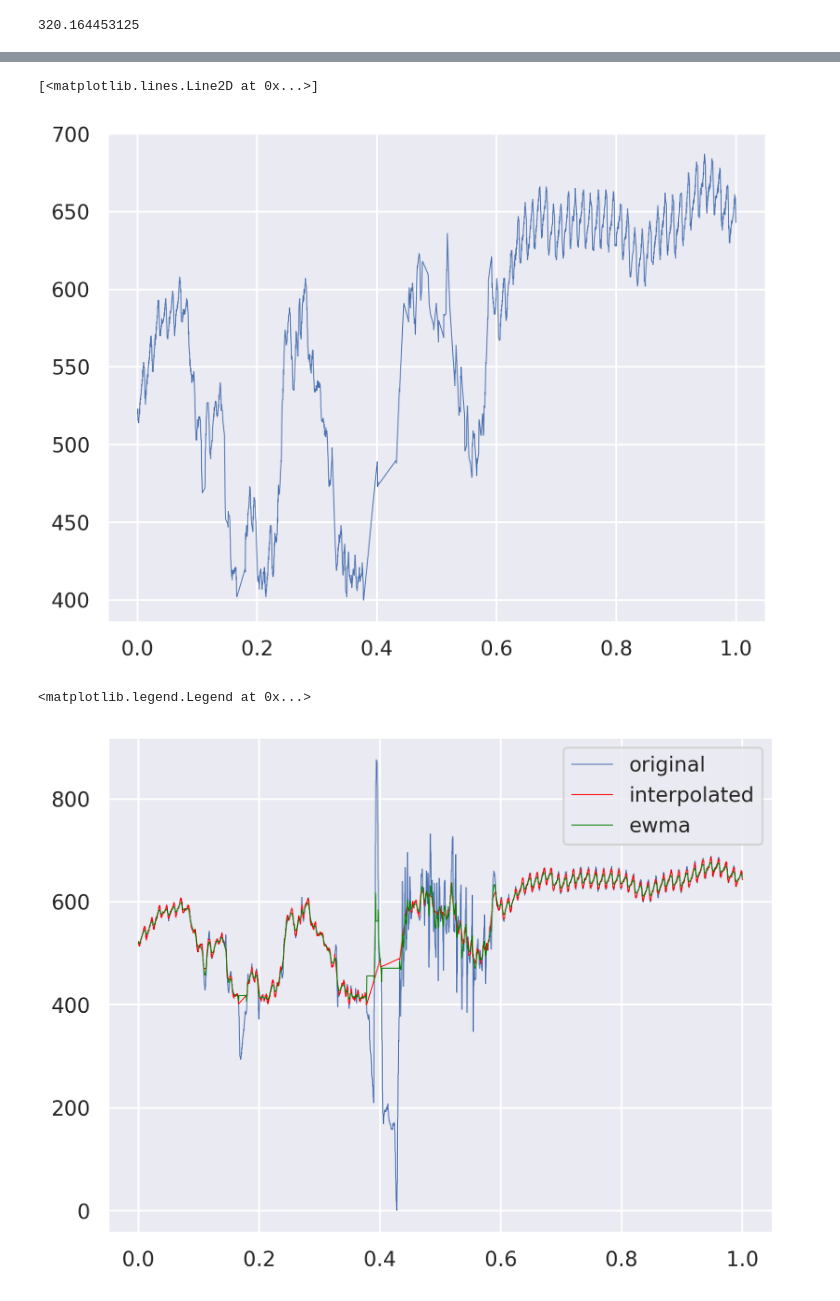
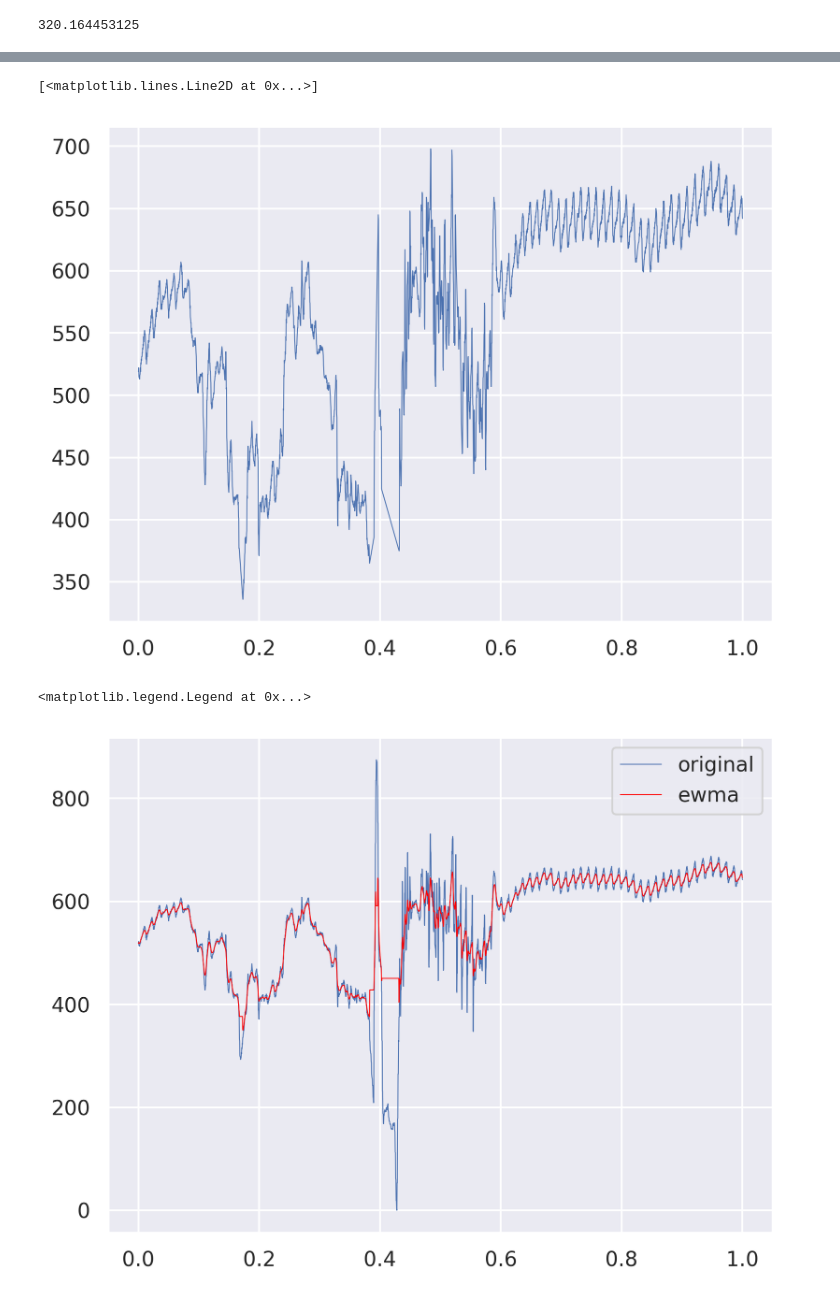
Before and after one commit to MyAlyce/myalyce_wavelet_and_classifier_tests, a Jupyter notebook: FBEWMA.ipynb, the cells around one changed output, grey strips where cells are left out. Drawn from its saved outputs; the diff is of its cells as text; code cells hidden in the pictures.

```diff
--- a/FBEWMA.ipynb
+++ b/FBEWMA.ipynb
@@ -17,7 +33,7 @@ orig_df = pd.read_csv(fpath)
 # %%
 df = pd.DataFrame()
 df['timestamp'] = orig_df['timestamp']
-df['orig'] = orig_df['red'] - orig_df['red'].min()+1
+df['orig'] = orig_df['red'] - orig_df['red'].min()
 # %%
 plt.plot(np.linspace(0, 1., num=len(df['orig'])), df['orig'], lw=0.5)
 # %% [output]
@@ -25,6 +41,6 @@ plt.plot(np.linspace(0, 1., num=len(df['orig'])), df['orig'], lw=0.5)
 [figure]
 # %%
 # clip data above this value:
-HIGH_CLIP = df['orig'].mean() + 1.5*df['orig'].std()
+HIGH_CLIP = df['orig'].mean() + 2*df['orig'].std()
 HIGH_CLIP
 # %% [output]
@@ -32,5 +48,5 @@ HIGH_CLIP
 # %%
 # clip data below this value:
-LOW_CLIP = df['orig'].mean() - 1.5*df['orig'].std()
+LOW_CLIP = df['orig'].mean() - 2*df['orig'].std()
 LOW_CLIP
 # %% [output]
@@ -38,6 +54,4 @@ LOW_CLIP
 # %%
 # Distance away from the FBEWMA that data should be removed.
-DELTA = df['orig'].std()/10
-
-# How many samples to run the FBEWMA over.
-SPAN = 10
+DELTA = df['orig'].std()/2
+DELTA
@@ -127,15 +131,15 @@ df['interpolated'] = df['wo_outliers'].interpolate()
 plt.plot(np.linspace(0, 1., num=len(df['interpolated'])), df['interpolated'], lw=0.5)
 # %% [output]
 [<matplotlib.lines.Line2D at 0x...>]
-[figure, old version]
+[figure, new version]
 # %%
 plt.figure()
 plt.plot(np.linspace(0, 1., num=len(df['orig'])), df['orig'], lw=0.5)
-plt.plot(np.linspace(0, 1., num=len(df['ewma'])), df['ewma'], lw=0.5, color='green')
+plt.plot(np.linspace(0, 1., num=len(df['ewma'])), df['ewma'], lw=0.5, color='red')
 plt.legend(['original', 'ewma'])
 # %% [output]
 <matplotlib.legend.Legend at 0x...>
-[figure, old version]
+[figure, new version]
 # %%
 plt.figure()
 plt.plot(np.linspace(0, 1., num=len(df['orig'])), df['orig'], lw=0.5)
```
Also changed, not shown: parts of 13 cells of this notebook, 1 other file.
